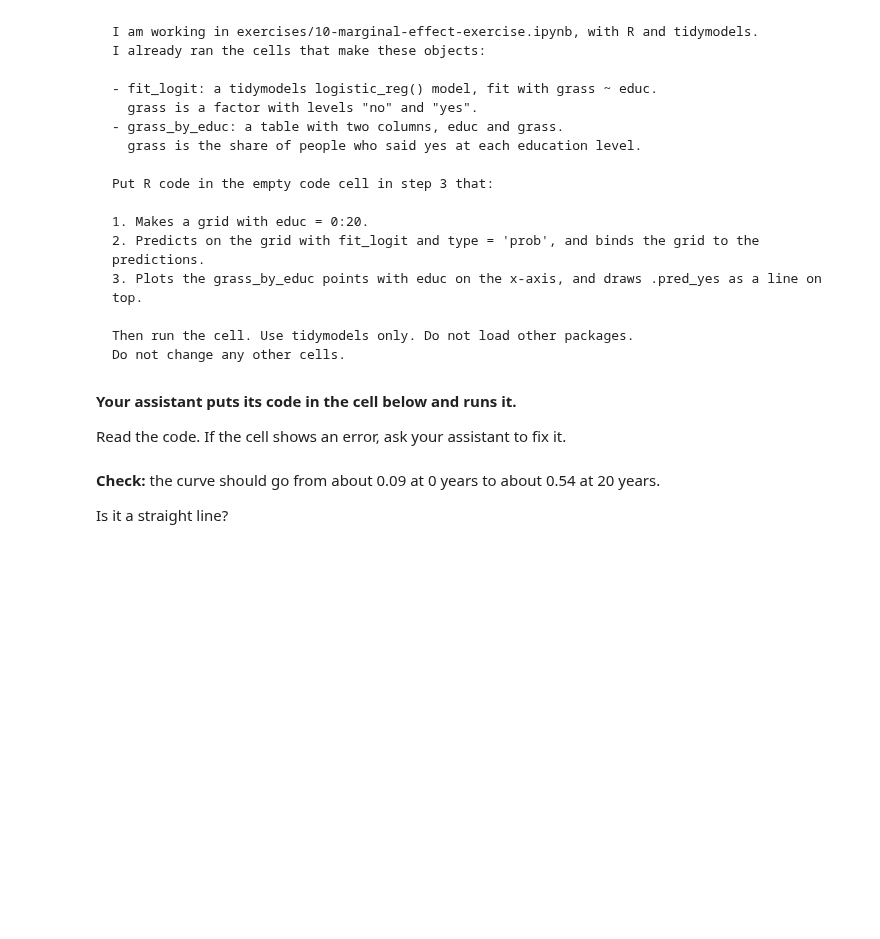
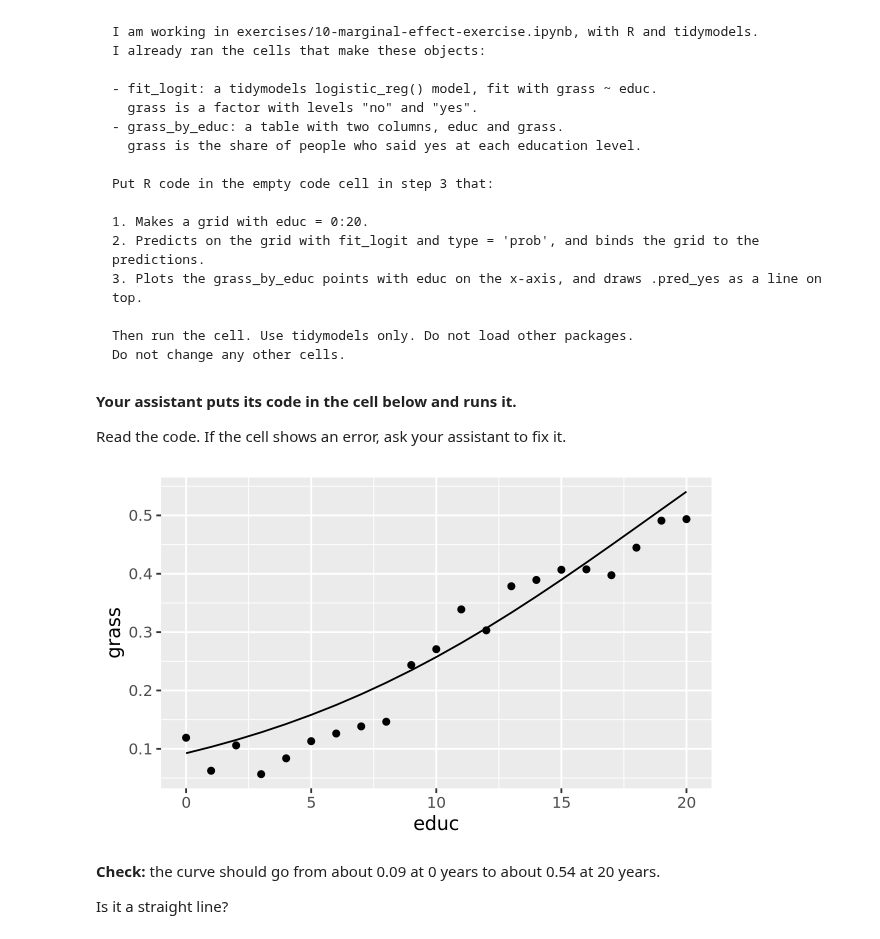
Before and after one commit to carfaro-uncch/codespace, a Jupyter notebook: exercises/10-marginal-effect-exercise.ipynb, the cells around one changed output. Drawn from its saved outputs; the diff is of its cells as text; code cells hidden in the pictures; blank space fills up the shorter version.

```diff
--- a/exercises/10-marginal-effect-exercise.ipynb
+++ b/exercises/10-marginal-effect-exercise.ipynb
@@ -89,6 +133,14 @@ Do not change any other cells.
 **Your assistant puts its code in the cell below and runs it.**
 
 Read the code. If the cell shows an error, ask your assistant to fix it.
+# %%
+grid <- tibble(educ = 0:20)
+
+preds <- bind_cols(grid, predict(fit_logit, new_data = grid, type = 'prob'))
+
+grass_by_educ + geom_line(data = preds, aes(x = educ, y = .pred_yes))
+# %% [output]
+[figure, added]
 # %% [markdown]
 **Check:** the curve should go from about 0.09 at 0 years to about 0.54 at 20 years.
 
```
Also changed, not shown: parts of 6 cells of this notebook.
